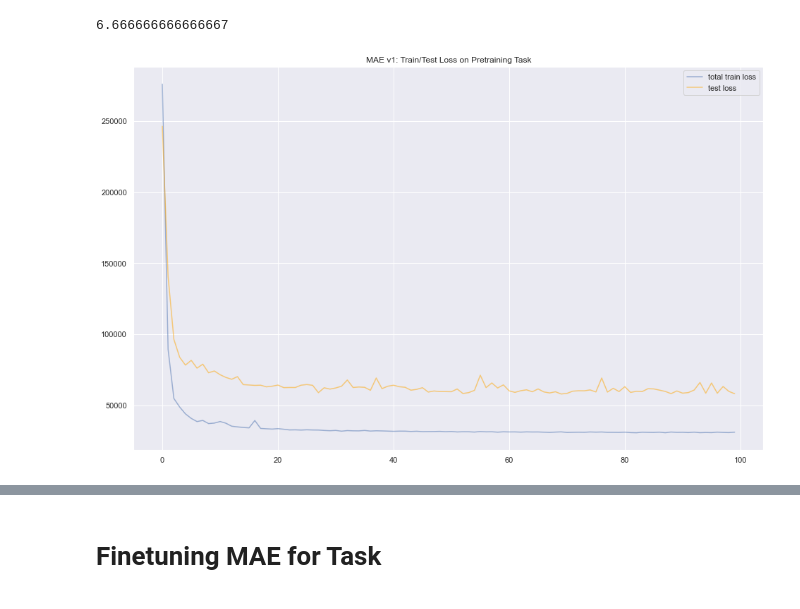
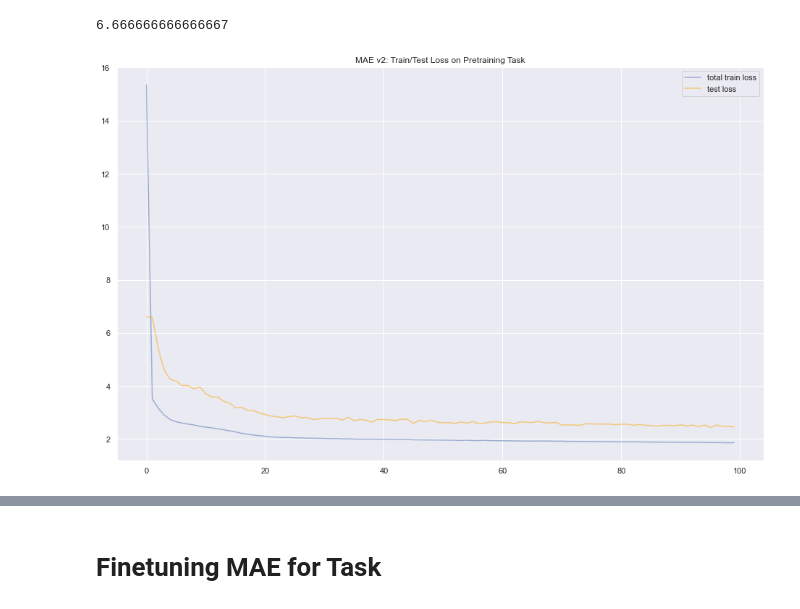
Before and after one commit to rhythmjain/DeepLearningMusicTagging, a Jupyter notebook: data_exploration/Testing Pretraining MAE.ipynb, the cells around one changed output, grey strips where cells are left out. Cells and saved outputs as stored; diff of their text form; code cells hidden in the pictures.

```diff
--- a/data_exploration/Testing Pretraining MAE.ipynb
+++ b/data_exploration/Testing Pretraining MAE.ipynb
@@ -419,4 +272,4 @@ mae = MAE(
 from tqdm import tqdm
 import torch.optim as optim
 # %%
-mae = mae.to(DEVICE)
+mae = mae.to(device)
@@ -428,13 +277,14 @@ torch.Size([8, 1, 224, 224])
 def get_total_loss(model, dataloader):
     total_loss = 0
     for batch_idx, data in enumerate(dataloader):
-        loss = mae(data.to(device))
+        loss = mae(data['input'].to(device))
         total_loss += loss.item()
     return total_loss
 # %%
 # optimizer = optim.AdamW(mae.parameters(), lr=1e-2)
 # optimizer = optim.AdamW(mae.parameters(), lr=5e-2, weight_decay=0.05, betas=(0.9, 0.95))
-optimizer = optim.AdamW(mae.parameters(), lr=5e-3, weight_decay=0.05, betas=(0.9, 0.95))
+# optimizer = optim.AdamW(mae.parameters(), lr=5e-3, weight_decay=0.05, betas=(0.9, 0.95))
+optimizer = optim.AdamW(mae.parameters(), lr=1e-4, weight_decay=0.05, betas=(0.9, 0.95))
 # %%
 train_losses = []
 test_losses = []
@@ -442,20 +292,20 @@ for epoch in range(100):
     total_loss = 0
     for batch_idx, data in tqdm(enumerate(train_dl), total=len(train_dl)):
         optimizer.zero_grad()
-
-        loss = mae(data.to(device))
+        inputs = data['input'].to(device)
+        loss = mae(inputs)
 
         loss.backward()
         optimizer.step()
         total_loss += loss.item()
 
     with torch.no_grad():
-        test_loss = get_total_loss(model, test_dl)
+        test_loss = get_total_loss(mae, test_dl)
         train_losses.append(total_loss)
         test_losses.append(test_loss)
         print(f"Epoch: {epoch}; Loss: {total_loss}; Test Loss: {test_loss}")
     if test_loss == min(test_losses):
-        torch.save(v.state_dict(), f"./trained-vit-{epoch}.pt")
+        torch.save(v.state_dict(), f"./v2-nonorm-trained-vit-{epoch}.pt")
 
 _ = mae.eval()
 # %% [output]
@@ -482,12 +332,12 @@ torch.save(mae.state_dict(), f"./maeklastnotbest-trained-vit-{epoch}.pt")
 # %%
 plt.figure(figsize=(16, 10))
 ranger = list(range(len(train_losses)))
 sns.lineplot(x=ranger, y=train_losses, label="total train loss", alpha=0.5)
 # sns.lineplot(x=ranger, y=adjusted_train_losses, label="adjusted train loss")
 # ax2 = plt.twinx()
 # sns.lineplot(x=ranger, y=test_losses, label="test loss", ax=ax2, color="orange", alpha=0.5)
 sns.lineplot(x=ranger, y=test_losses, label="test loss", color="orange", alpha=0.5)
-plt.title("MAE v1: Train/Test Loss on Pretraining Task")
-plt.savefig("mae_v1.png")
+plt.title("MAE v2: Train/Test Loss on Pretraining Task")
+plt.savefig("mae_v2_nonorm.png")
 # %% [output]
-[figure, old version]
+[figure, new version]
```
Also changed, not shown: parts of 76 cells of this notebook, 6 other files.
